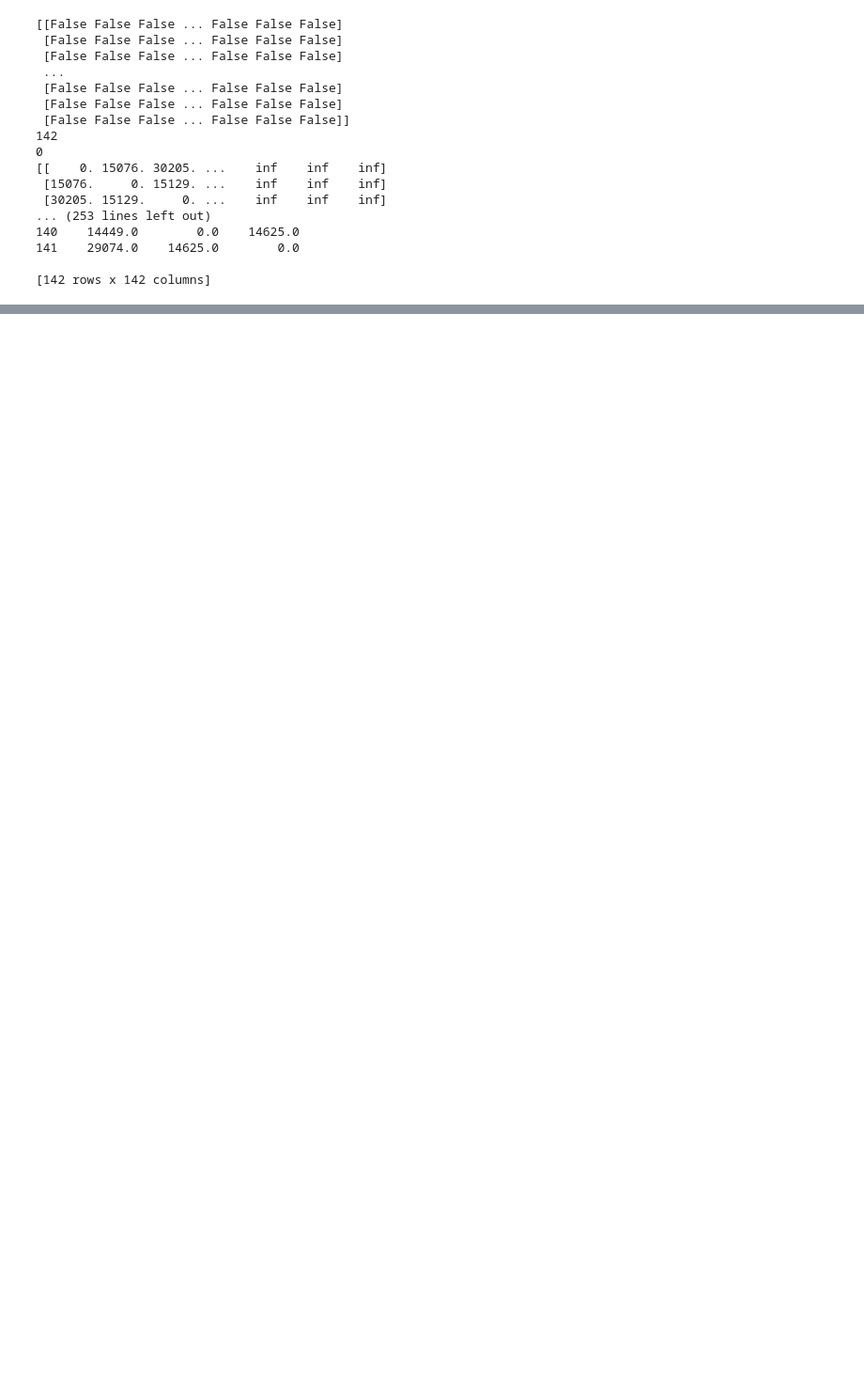
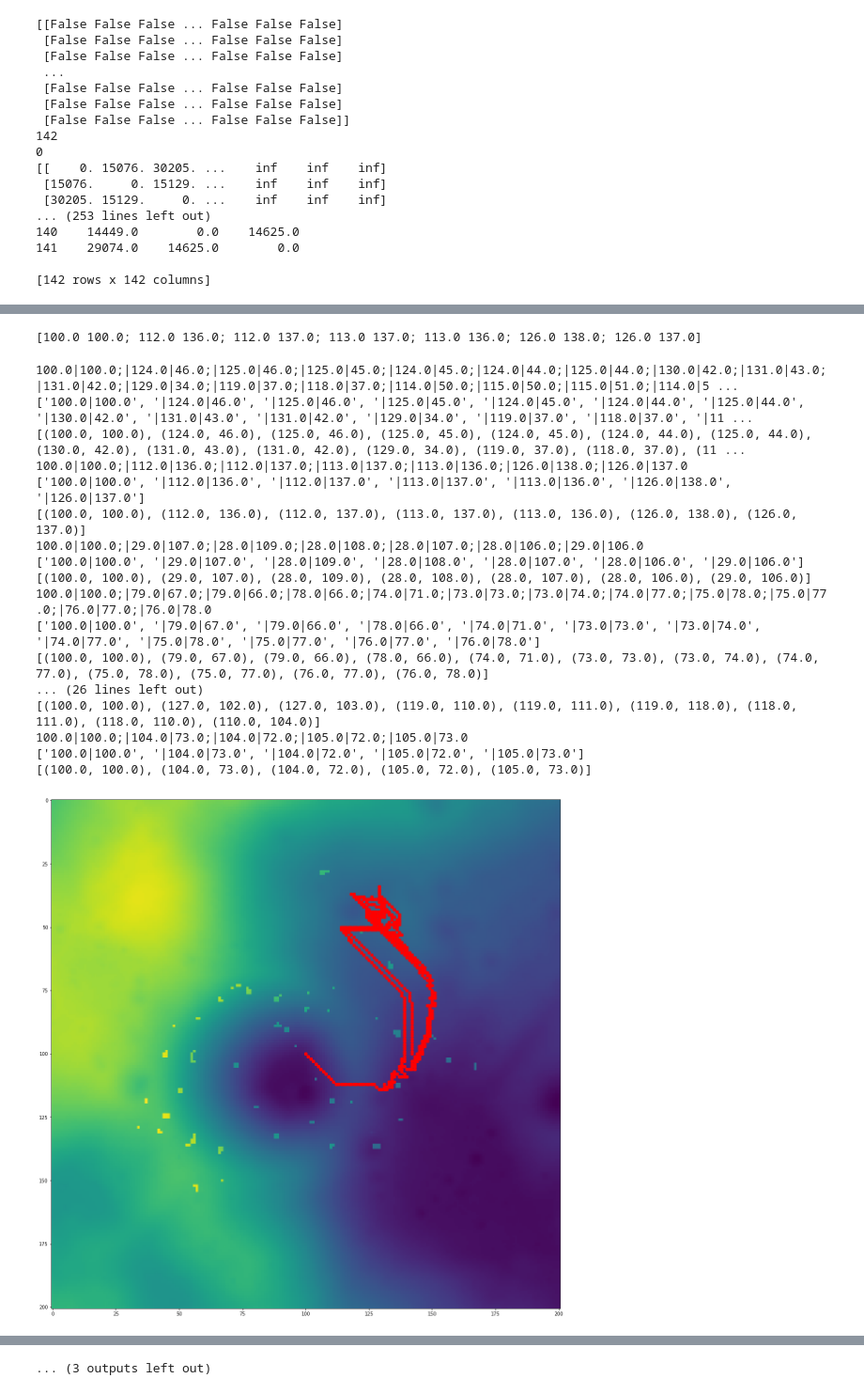
Before and after one commit to schardong/nasa_moon, a Jupyter notebook: nasa_vOpt2.ipynb, the cells around one changed output, grey strips where cells are left out. Shown at 94% size. Drawn from its saved outputs; the diff is of its cells as text; code cells hidden in the pictures; blank space fills up the shorter version.

Commit message:
routes

```diff
--- a/nasa_vOpt2.ipynb
+++ b/nasa_vOpt2.ipynb
@@ -237,0 +255,69 @@ print(path_lenghts)
+# %%
+with open("route_order.txt", "r") as ins:
+    array = []
+    for line in ins:
+        array.append(line)
+
+print(array[1])
+# %% [output]
+[100.0 100.0; 112.0 136.0; 112.0 137.0; 113.0 137.0; 113.0 136.0; 126.0 138.0; 126.0 137.0]
+# %%
+
+def routes(day,paths):
+    import matplotlib.pyplot as plt
+    newstr = paths.replace("[", "")
+    newstr = newstr.replace("]", "")
+    newstr = newstr.replace("\n", "")
+    newstr = newstr.replace(" ", "|")
+    print(newstr)
+    tuples = []
+    split = newstr.split(';')
+
+    print(split)
+
+    for t in range(len(split)):
+        t = split[t].split("|")
+    #print(t)
+        if(len(t)>2):
+            tuples.append((float(t[1]),float(t[2])))
+        else:
+            tuples.append((float(t[0]),float(t[1])))
+    print(tuples)
+    plt.figure()
+    for p1 in range(len(tuples)-1):
+        for p2 in range(1,len(tuples)):
+        #print(p1)
+            point1 = tuples[p1]
+            point2 = tuples[p2]
+            x1 = (int(point1[0]),int(point1[1]))
+            x2 = (int(point2[0]),int(point2[1]))
+            length,path = nx.bidirectional_dijkstra(G,x1,x2)
+
+        #print(length)
+            for node in path:
+                plt.plot(node[0], node[1], 'ro-')
+
+    plt.imshow(height_little+2000*POI_little_filter)
+    plt.savefig('day'+str(day)+'.png')
+# %%
+for day,paths in enumerate(array):
+    routes(day,paths)
+# %% [output]
+100.0|100.0;|124.0|46.0;|125.0|46.0;|125.0|45.0;|124.0|45.0;|124.0|44.0;|125.0|44.0;|130.0|42.0;|131.0|43.0;|131.0|42.0;|129.0|34.0;|119.0|37.0;|118.0|37.0;|114.0|50.0;|115.0|50.0;|115.0|51.0;|114.0|5 ...
+['100.0|100.0', '|124.0|46.0', '|125.0|46.0', '|125.0|45.0', '|124.0|45.0', '|124.0|44.0', '|125.0|44.0', '|130.0|42.0', '|131.0|43.0', '|131.0|42.0', '|129.0|34.0', '|119.0|37.0', '|118.0|37.0', '|11 ...
+[(100.0, 100.0), (124.0, 46.0), (125.0, 46.0), (125.0, 45.0), (124.0, 45.0), (124.0, 44.0), (125.0, 44.0), (130.0, 42.0), (131.0, 43.0), (131.0, 42.0), (129.0, 34.0), (119.0, 37.0), (118.0, 37.0), (11 ...
+100.0|100.0;|112.0|136.0;|112.0|137.0;|113.0|137.0;|113.0|136.0;|126.0|138.0;|126.0|137.0
+['100.0|100.0', '|112.0|136.0', '|112.0|137.0', '|113.0|137.0', '|113.0|136.0', '|126.0|138.0', '|126.0|137.0']
+[(100.0, 100.0), (112.0, 136.0), (112.0, 137.0), (113.0, 137.0), (113.0, 136.0), (126.0, 138.0), (126.0, 137.0)]
+100.0|100.0;|29.0|107.0;|28.0|109.0;|28.0|108.0;|28.0|107.0;|28.0|106.0;|29.0|106.0
+['100.0|100.0', '|29.0|107.0', '|28.0|109.0', '|28.0|108.0', '|28.0|107.0', '|28.0|106.0', '|29.0|106.0']
+[(100.0, 100.0), (29.0, 107.0), (28.0, 109.0), (28.0, 108.0), (28.0, 107.0), (28.0, 106.0), (29.0, 106.0)]
+100.0|100.0;|79.0|67.0;|79.0|66.0;|78.0|66.0;|74.0|71.0;|73.0|73.0;|73.0|74.0;|74.0|77.0;|75.0|78.0;|75.0|77.0;|76.0|77.0;|76.0|78.0
+['100.0|100.0', '|79.0|67.0', '|79.0|66.0', '|78.0|66.0', '|74.0|71.0', '|73.0|73.0', '|73.0|74.0', '|74.0|77.0', '|75.0|78.0', '|75.0|77.0', '|76.0|77.0', '|76.0|78.0']
+[(100.0, 100.0), (79.0, 67.0), (79.0, 66.0), (78.0, 66.0), (74.0, 71.0), (73.0, 73.0), (73.0, 74.0), (74.0, 77.0), (75.0, 78.0), (75.0, 77.0), (76.0, 77.0), (76.0, 78.0)]
+... (26 lines left out)
+[(100.0, 100.0), (127.0, 102.0), (127.0, 103.0), (119.0, 110.0), (119.0, 111.0), (119.0, 118.0), (118.0, 111.0), (118.0, 110.0), (110.0, 104.0)]
+100.0|100.0;|104.0|73.0;|104.0|72.0;|105.0|72.0;|105.0|73.0
+['100.0|100.0', '|104.0|73.0', '|104.0|72.0', '|105.0|72.0', '|105.0|73.0']
+[(100.0, 100.0), (104.0, 73.0), (104.0, 72.0), (105.0, 72.0), (105.0, 73.0)]
+[figure, added]
@@ -237,0 +334 @@ print(path_lenghts)
+... (3 outputs left out)
```
Also changed, not shown: parts of 7 cells of this notebook.
